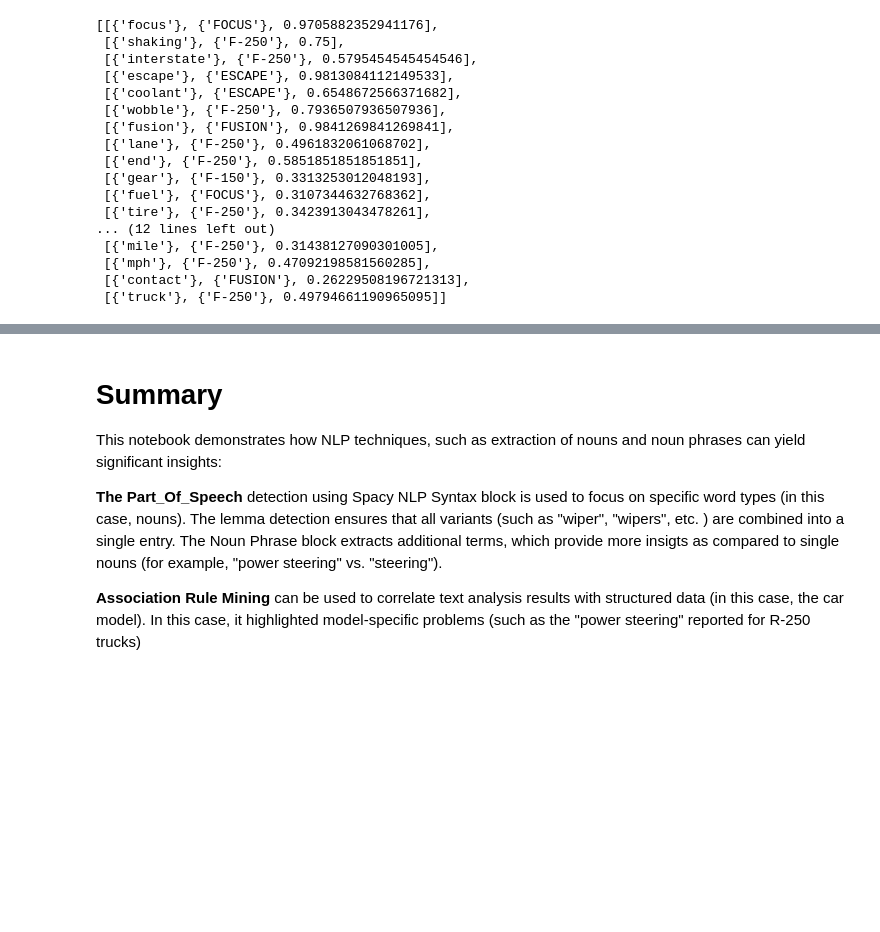
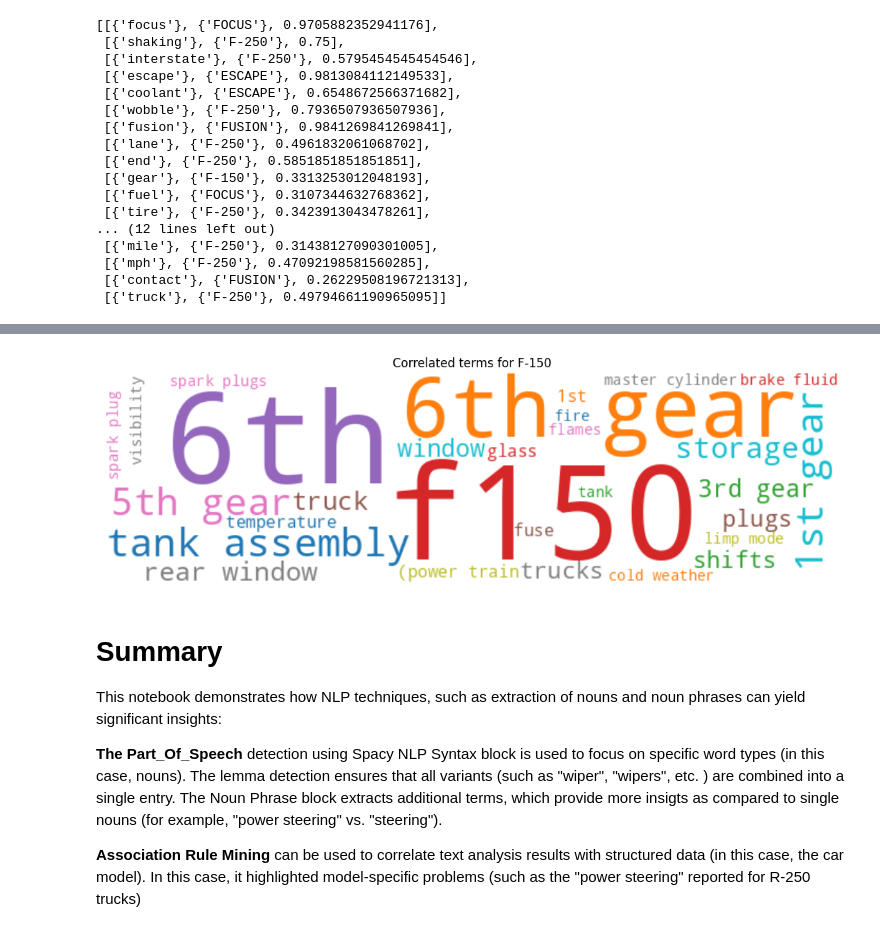
Before and after one commit to capofwesh20/Analysis-of-NHTSA-complaints, a Jupyter notebook: Associative_Mining.ipynb, the cells around one changed output, grey strips where cells are left out. Cells and saved outputs as stored; diff of their text form; code cells hidden in the pictures; blank space fills up the shorter version.

```diff
--- a/Associative_Mining.ipynb
+++ b/Associative_Mining.ipynb
@@ -354,3 +358,7 @@ show_rules_for_model(np_rules, 'F-250')
+# %%
+show_rules_for_model(np_rules, 'F-150')
+# %% [output]
+[figure, added]
 # %% [markdown]
 # **Summary**
 
```
Also changed, not shown: parts of 6 cells of this notebook.
